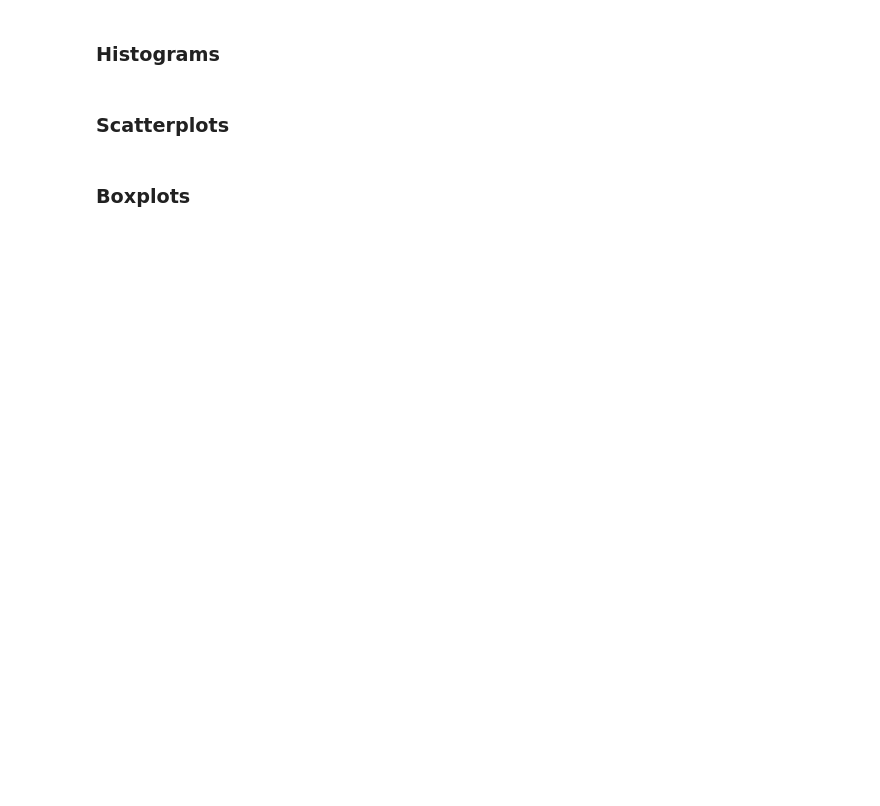
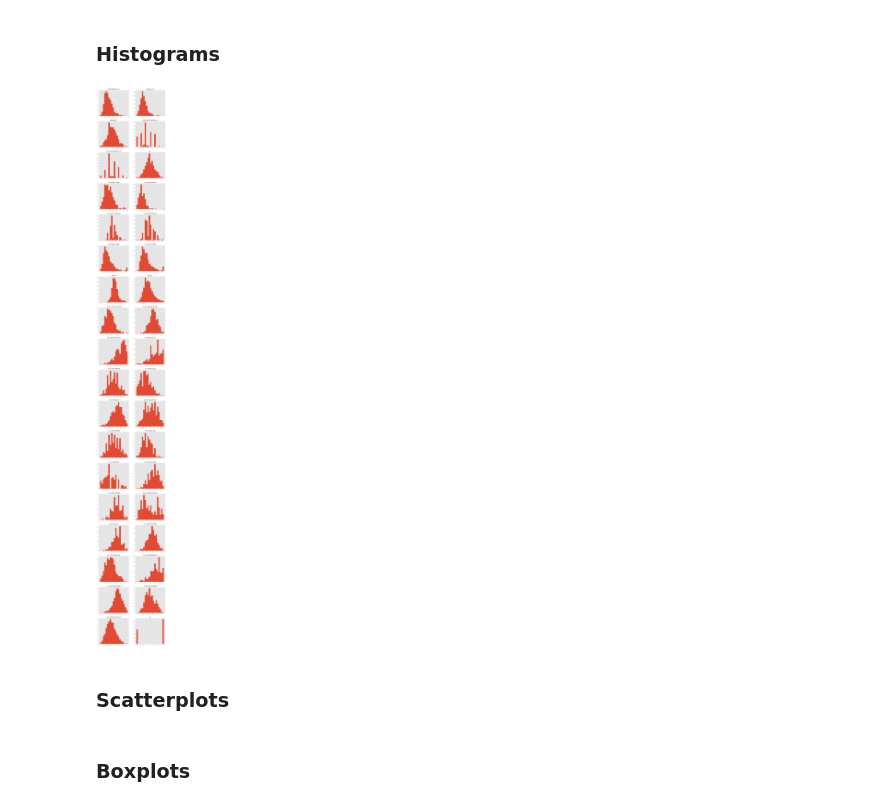
Before and after one commit to cjsmith015/Machine_Learning_and_ADHD, a Jupyter notebook: Exploratory Data Analysis.ipynb, the cells around one changed output. Saved outputs shown, nothing was run; the diff lists cells and outputs as text; code cells hidden in the pictures; blank space fills up the shorter version.

```diff
--- a/Exploratory Data Analysis.ipynb
+++ b/Exploratory Data Analysis.ipynb
@@ -363,7 +374,7 @@ def clean_data(df):
     data_index = df.index
     data_cols = df.columns
 
-    solver = MICE()
+    solver = MatrixFactorization()
     impute_data_filled = solver.complete(impute_data)
     impute_df = pd.DataFrame(impute_data_filled, index=data_index, columns=data_cols)
     return impute_df
@@ -376,10 +416,12 @@ clean_df.describe()
 # %%
 fig, axs = plt.subplots(len(clean_df.columns)//2,2,figsize=(14,120))
 
 list_of_cols = list(clean_df.columns)
 for col, ax in zip(list_of_cols, axs.flatten()):
-    ax.plot(clean_df[col])
+    ax.hist(clean_df[col], bins=20)
     ax.set_title(col)
+# %% [output]
+[figure, added]
 # %% [markdown]
 ### Scatterplots
 # %%
```
Also changed, not shown: parts of 34 cells of this notebook.
